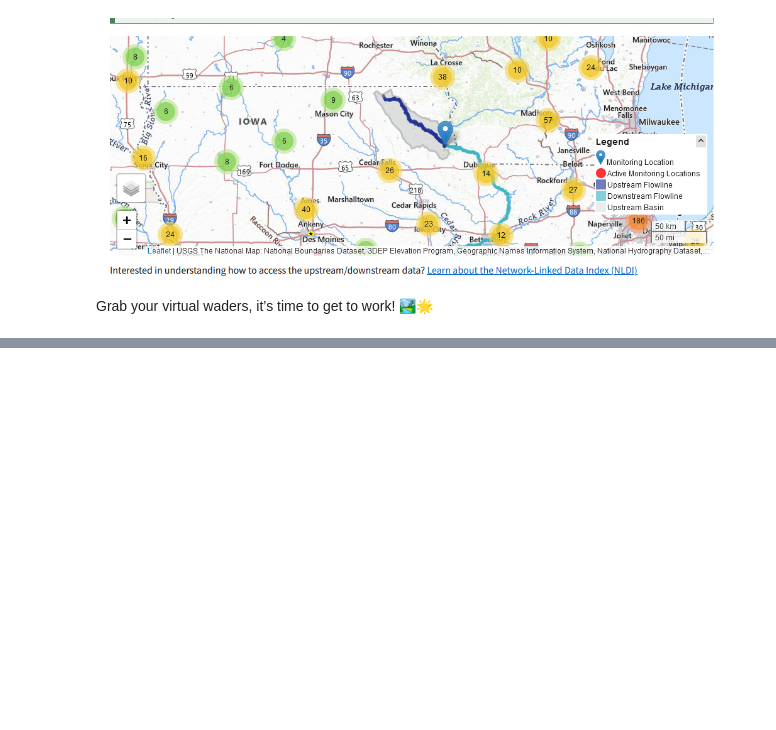
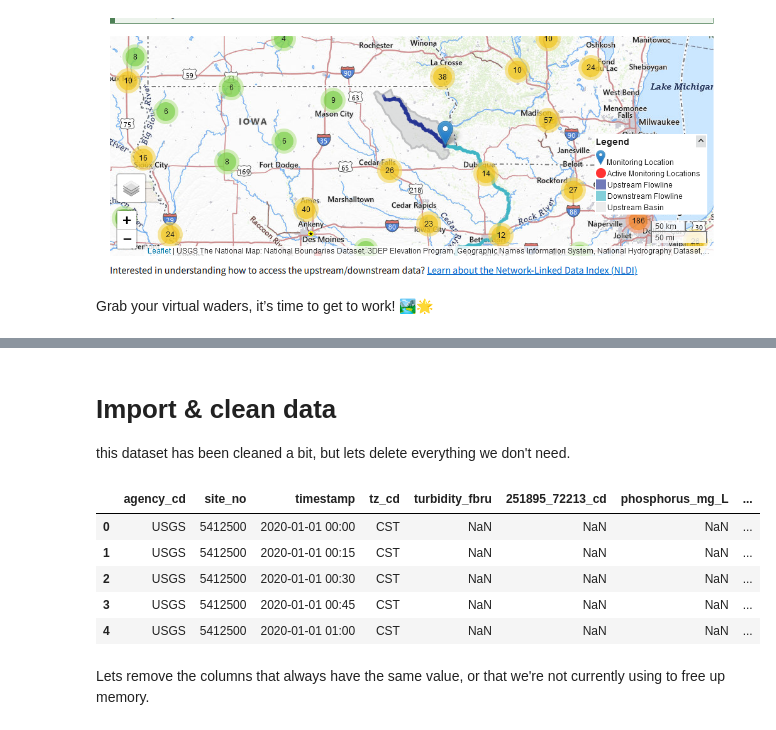
Before and after one commit to Jef-H/gage_against_the_machine, a Jupyter notebook: GageAgainstMachine1stPass.ipynb, the cells around one changed output, grey strips where cells are left out. Drawn from its saved outputs; the diff is of its cells as text; code cells hidden in the pictures; blank space fills up the shorter version.

```diff
--- a/GageAgainstMachine1stPass.ipynb
+++ b/GageAgainstMachine1stPass.ipynb
@@ -24,0 +42,20 @@ Grab your virtual waders, it’s time to get to work! 🏞️🌟
+# %% [markdown]
+# Import & clean data
+
+this dataset has been cleaned a bit, but lets delete everything we don't need.
+# %%
+import pandas as pd
+url = "https://github.com/Jef-H/gage_against_the_machine/blob/develop/usgs_station_data_clean.csv?raw=true"
+
+df = pd.read_csv(url)
+
+df.head()
+# %% [output]
+|  | agency_cd | site_no | timestamp | tz_cd | turbidity_fbru | 251895_72213_cd | phosphorus_mg_L | ... |
+| 0 | USGS | 5412500 | 2020-01-01 00:00 | CST | NaN | NaN | NaN | ... |
+| 1 | USGS | 5412500 | 2020-01-01 00:15 | CST | NaN | NaN | NaN | ... |
+| 2 | USGS | 5412500 | 2020-01-01 00:30 | CST | NaN | NaN | NaN | ... |
+| 3 | USGS | 5412500 | 2020-01-01 00:45 | CST | NaN | NaN | NaN | ... |
+| 4 | USGS | 5412500 | 2020-01-01 01:00 | CST | NaN | NaN | NaN | ... |
+# %% [markdown]
+Lets remove the columns that always have the same value, or that we're not currently using to free up memory.
```
Also changed, not shown: parts of 7 cells of this notebook.
